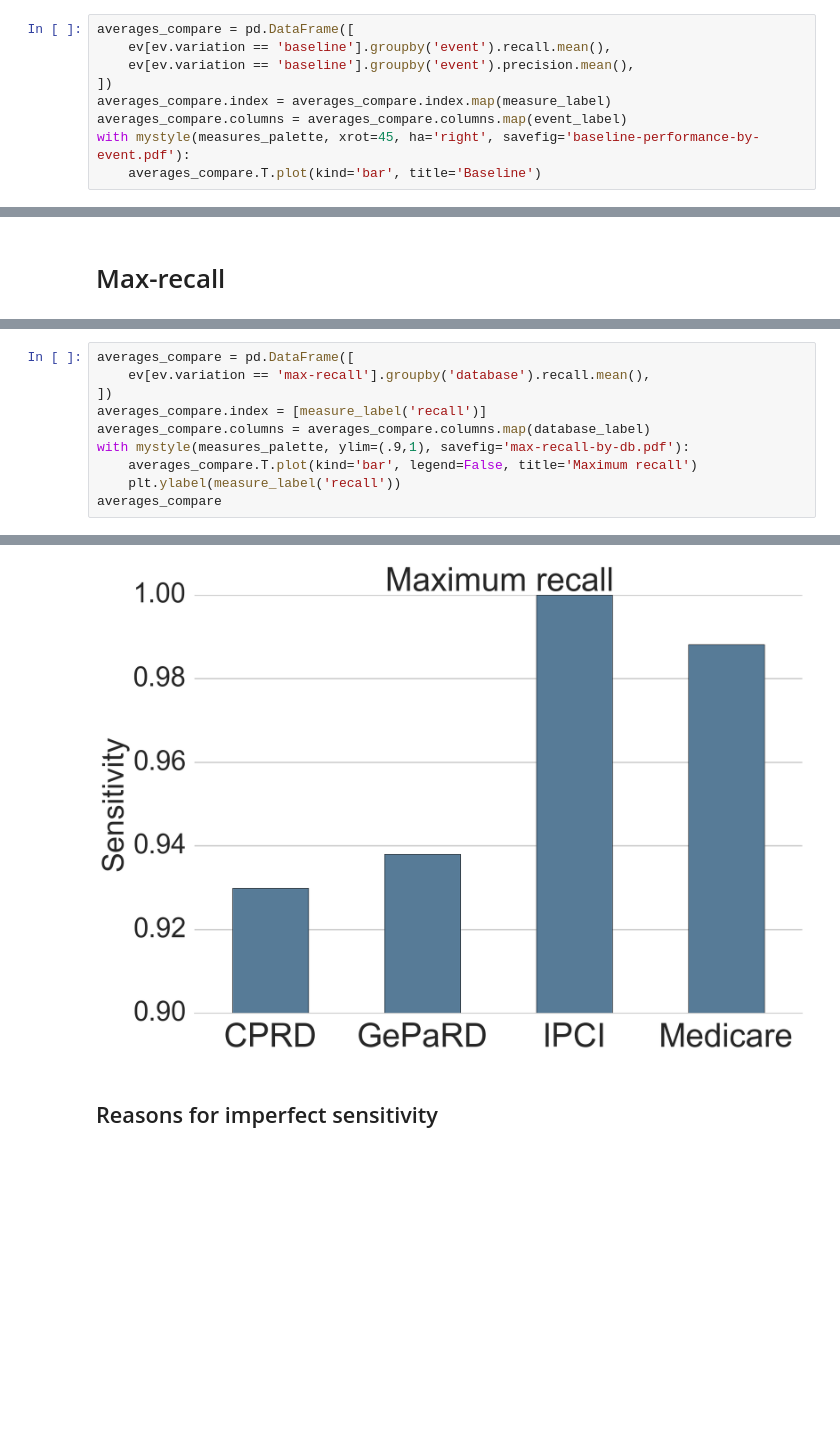
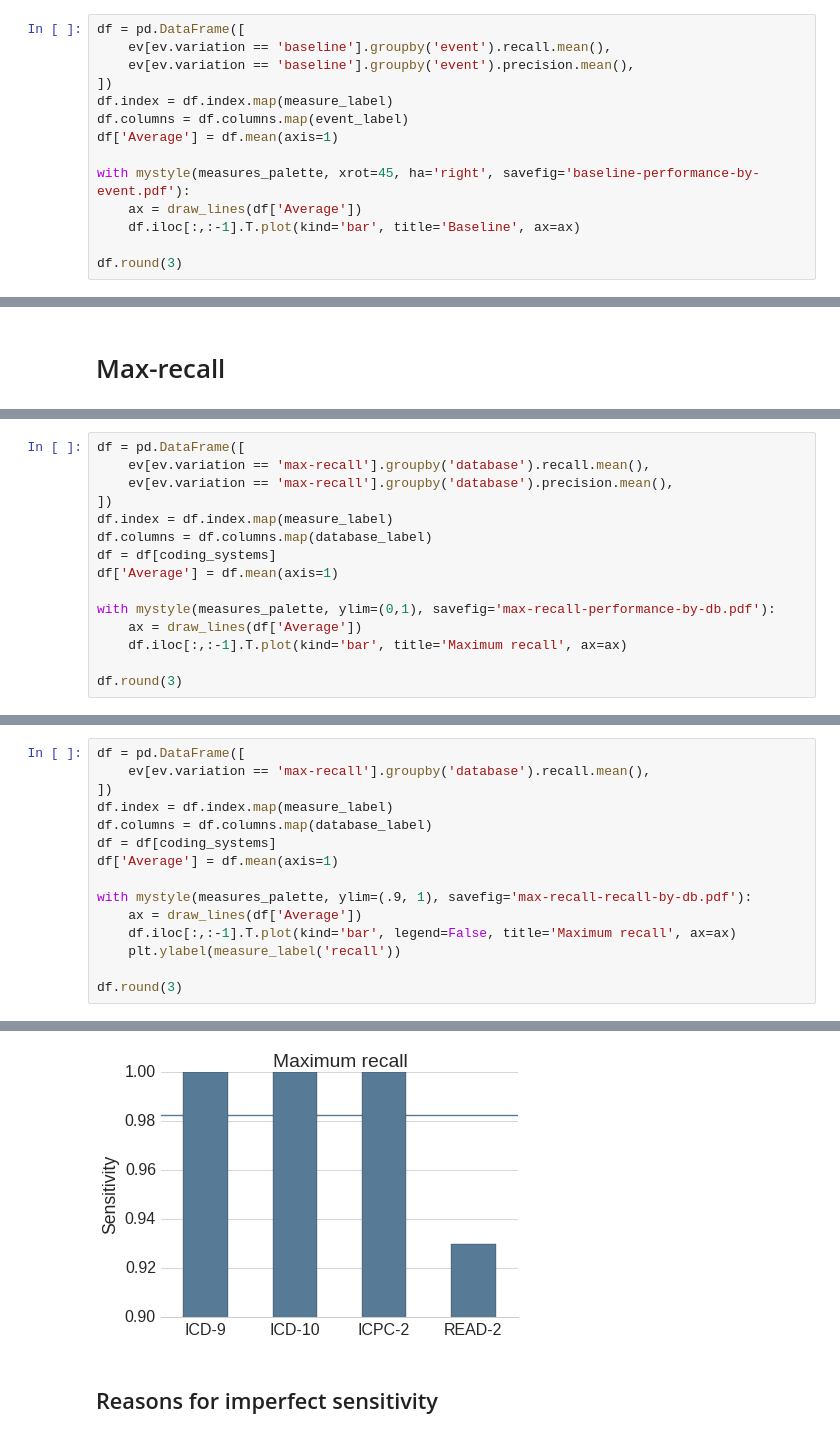
Before and after one commit to mi-erasmusmc/comap, a Jupyter notebook: evaluation/lib/CoMap evaluation.ipynb, the cells around one changed output, grey strips where cells are left out. Saved outputs shown, nothing was run; the diff lists cells and outputs as text; blank space fills up the shorter version.

```diff
--- a/evaluation/lib/CoMap evaluation.ipynb
+++ b/evaluation/lib/CoMap evaluation.ipynb
@@ -153,10 +280,15 @@ with mystyle(measures_palette, savefig='baseline-performance-by-db.pdf'):
 # %%
-averages_compare = pd.DataFrame([
+df = pd.DataFrame([
     ev[ev.variation == 'baseline'].groupby('event').recall.mean(),
     ev[ev.variation == 'baseline'].groupby('event').precision.mean(),
 ])
-averages_compare.index = averages_compare.index.map(measure_label)
-averages_compare.columns = averages_compare.columns.map(event_label)
+df.index = df.index.map(measure_label)
+df.columns = df.columns.map(event_label)
+df['Average'] = df.mean(axis=1)
+
 with mystyle(measures_palette, xrot=45, ha='right', savefig='baseline-performance-by-event.pdf'):
-    averages_compare.T.plot(kind='bar', title='Baseline')
+    ax = draw_lines(df['Average'])
+    df.iloc[:,:-1].T.plot(kind='bar', title='Baseline', ax=ax)
+
+df.round(3)
 # %% [output]
@@ -165,0 +319,15 @@ with mystyle(measures_palette, xrot=45, ha='right', savefig='baseline-performanc
+# %%
+df = pd.DataFrame([
+    ev[ev.variation == 'max-recall'].groupby('database').recall.mean(),
+    ev[ev.variation == 'max-recall'].groupby('database').precision.mean(),
+])
+df.index = df.index.map(measure_label)
+df.columns = df.columns.map(database_label)
+df = df[coding_systems]
+df['Average'] = df.mean(axis=1)
+
+with mystyle(measures_palette, ylim=(0,1), savefig='max-recall-performance-by-db.pdf'):
+    ax = draw_lines(df['Average'])
+    df.iloc[:,:-1].T.plot(kind='bar', title='Maximum recall', ax=ax)
+
+df.round(3)
@@ -166,11 +339,16 @@ with mystyle(measures_palette, xrot=45, ha='right', savefig='baseline-performanc
 # %%
-averages_compare = pd.DataFrame([
+df = pd.DataFrame([
     ev[ev.variation == 'max-recall'].groupby('database').recall.mean(),
 ])
-averages_compare.index = [measure_label('recall')]
-averages_compare.columns = averages_compare.columns.map(database_label)
-with mystyle(measures_palette, ylim=(.9,1), savefig='max-recall-by-db.pdf'):
-    averages_compare.T.plot(kind='bar', legend=False, title='Maximum recall')
+df.index = df.index.map(measure_label)
+df.columns = df.columns.map(database_label)
+df = df[coding_systems]
+df['Average'] = df.mean(axis=1)
+
+with mystyle(measures_palette, ylim=(.9, 1), savefig='max-recall-recall-by-db.pdf'):
+    ax = draw_lines(df['Average'])
+    df.iloc[:,:-1].T.plot(kind='bar', legend=False, title='Maximum recall', ax=ax)
     plt.ylabel(measure_label('recall'))
-averages_compare
+
+df.round(3)
 # %% [output]
@@ -179,4 +357,4 @@ averages_compare
-[figure, old version]
+[figure, new version]
 # %% [markdown]
 ## Reasons for imperfect sensitivity
 # %%
```
Also changed, not shown: parts of 51 cells of this notebook, 13 other files.
